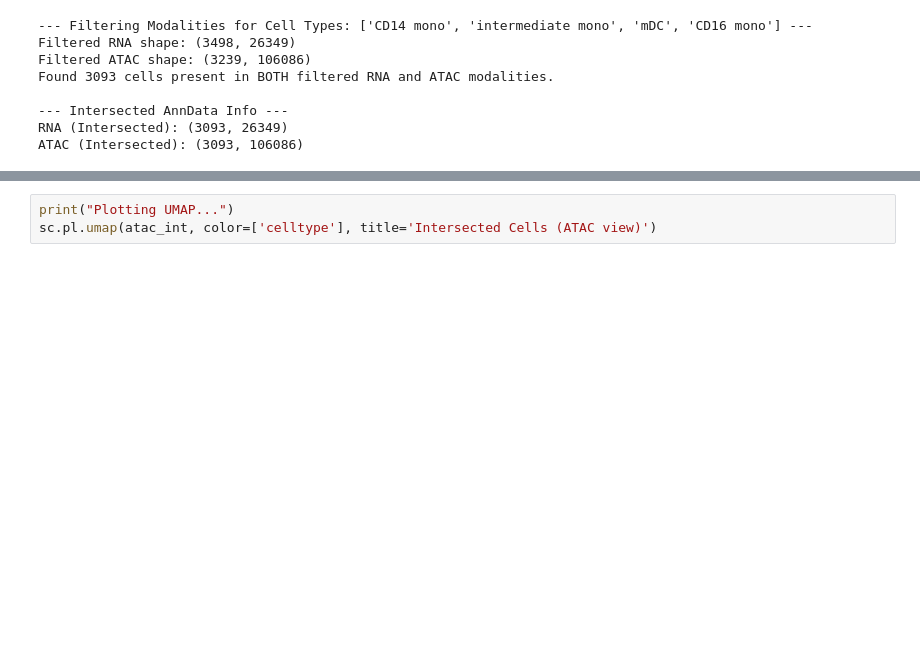
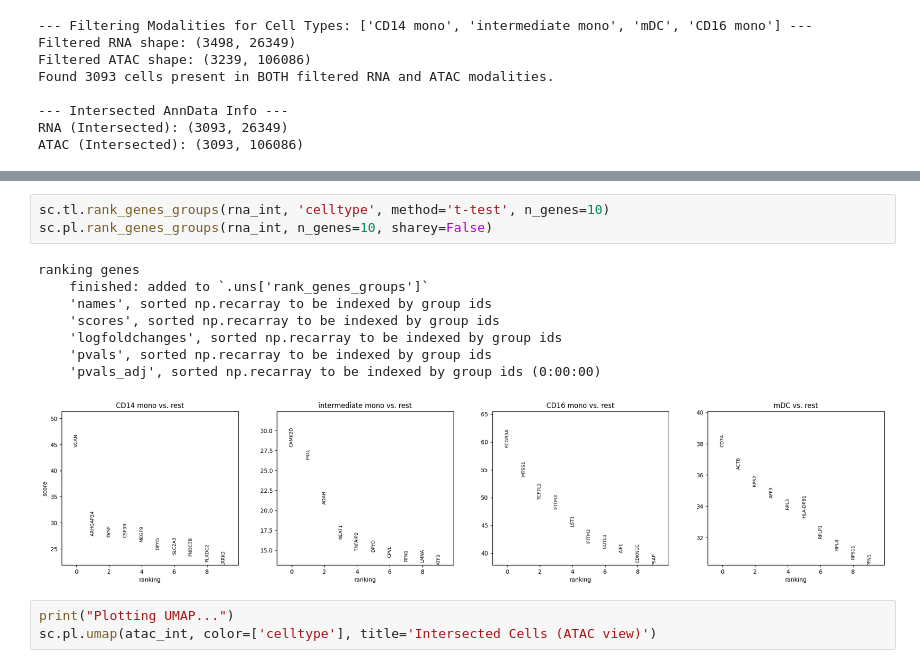
Before and after one commit to 54yyyu/peak-traj, a Jupyter notebook: notebooks/peak_traj.ipynb, the cells around one changed output, grey strips where cells are left out. Cells and saved outputs as stored; diff of their text form; blank space fills up the shorter version.

```diff
--- a/notebooks/peak_traj.ipynb
+++ b/notebooks/peak_traj.ipynb
@@ -146,6 +150,18 @@ sc.pl.umap(rna_int, color=['celltype'], title='Intersected Cells (RNA view)')
 --- Visualizing Intersected Cell Types on UMAP ---
 Plotting UMAP...
 [figure]
+# %%
+sc.tl.rank_genes_groups(rna_int, 'celltype', method='t-test', n_genes=10)
+sc.pl.rank_genes_groups(rna_int, n_genes=10, sharey=False)
+# %% [output]
+ranking genes
+    finished: added to `.uns['rank_genes_groups']`
+    'names', sorted np.recarray to be indexed by group ids
+    'scores', sorted np.recarray to be indexed by group ids
+    'logfoldchanges', sorted np.recarray to be indexed by group ids
+    'pvals', sorted np.recarray to be indexed by group ids
+    'pvals_adj', sorted np.recarray to be indexed by group ids (0:00:00)
+[figure, added]
 # %%
 print("Plotting UMAP...")
 sc.pl.umap(atac_int, color=['celltype'], title='Intersected Cells (ATAC view)')
```
Also changed, not shown: parts of 17 cells of this notebook.
